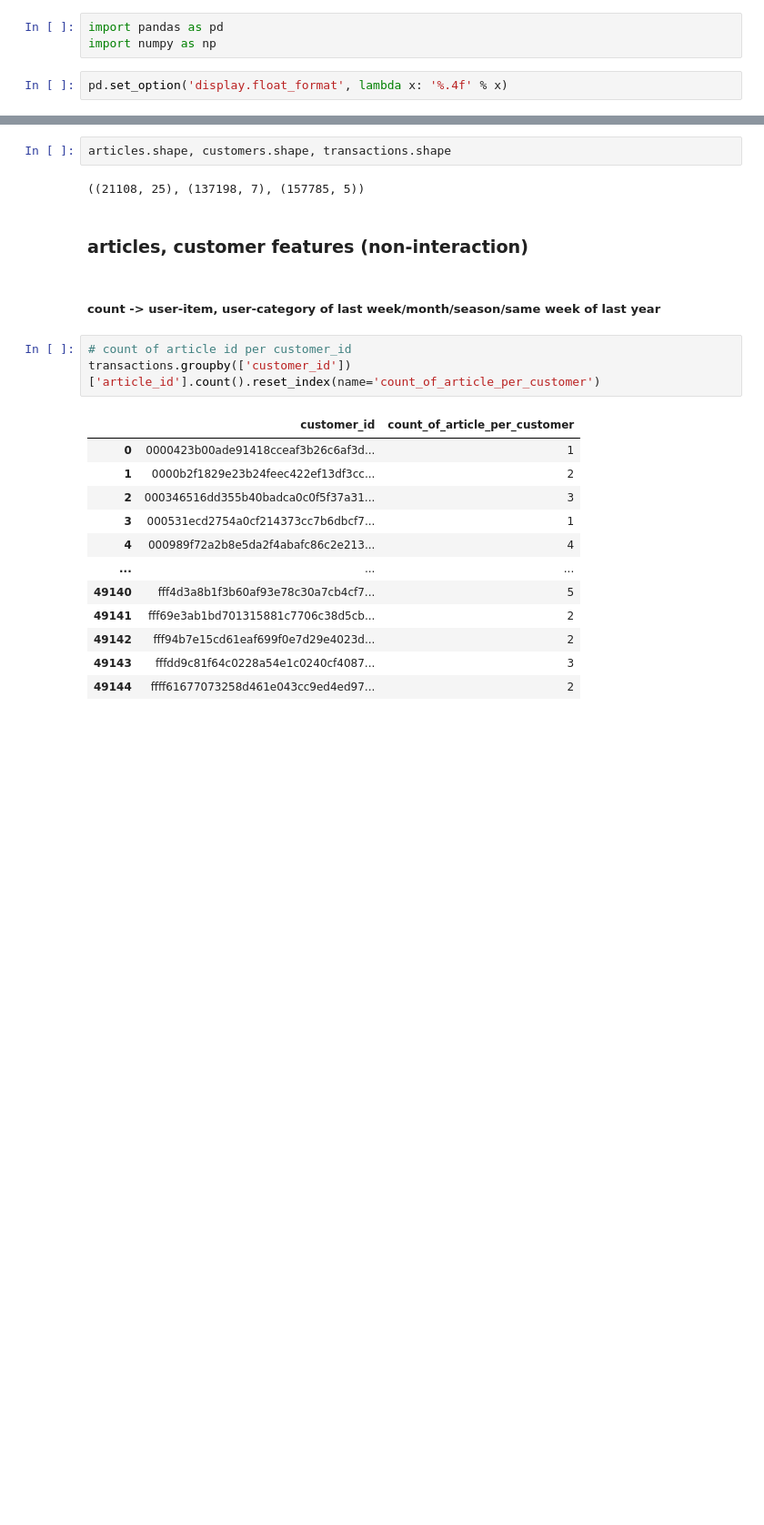
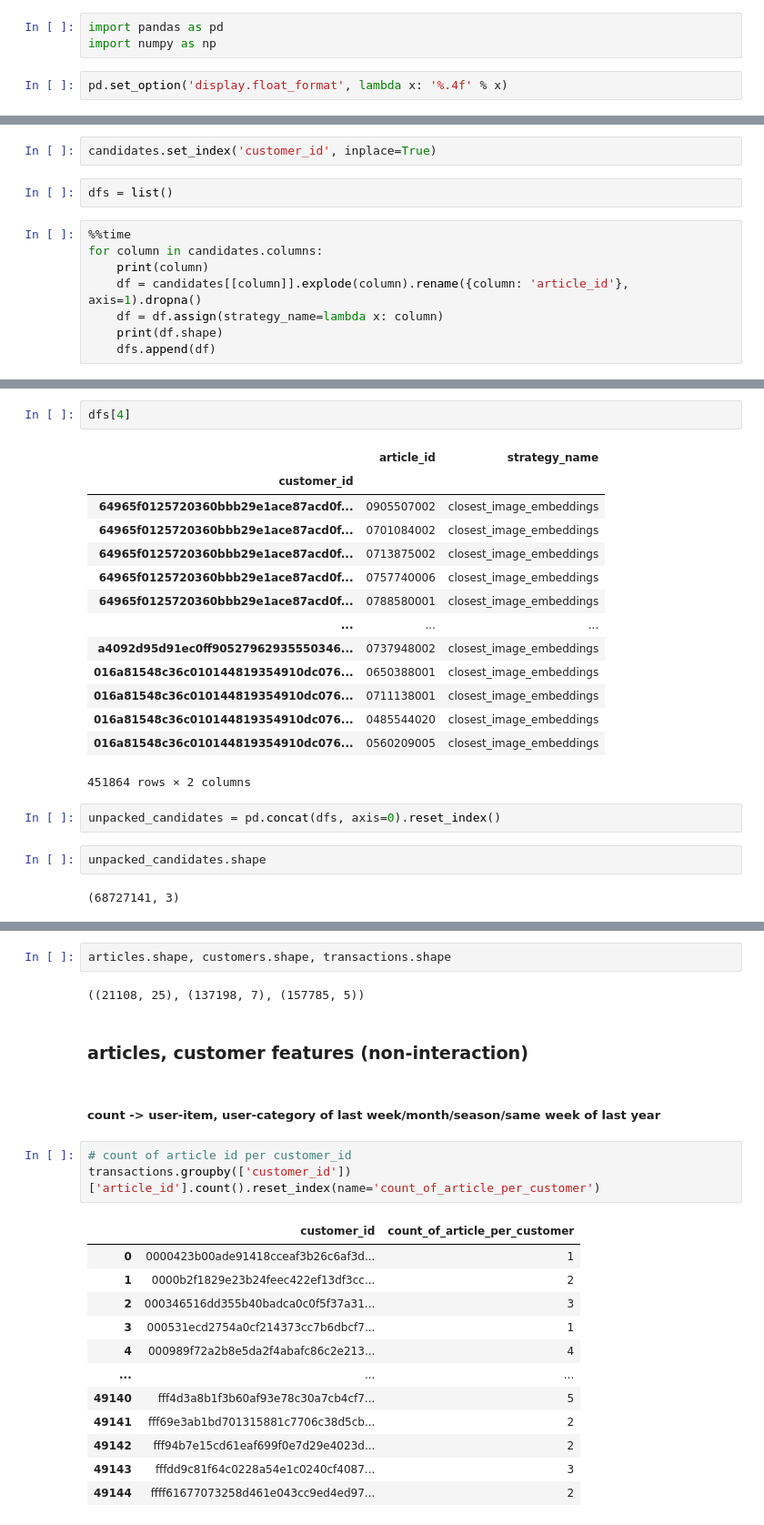
Before and after one commit to getindata/quickstart-ml-blueprints, a Jupyter notebook: notebooks/manual_feature_engineering.ipynb, the cells around one changed output, grey strips where cells are left out. Shown: that part at 91% size. Drawn from its saved outputs; the diff is of its cells as text; blank space fills up the shorter version.

```diff
--- a/notebooks/manual_feature_engineering.ipynb
+++ b/notebooks/manual_feature_engineering.ipynb
@@ -39,0 +59,12 @@ catalog.list()
+# %%
+candidates.set_index('customer_id', inplace=True)
+# %%
+dfs = list()
+# %%
+%%time
+for column in candidates.columns:
+    print(column)
+    df = candidates[[column]].explode(column).rename({column: 'article_id'}, axis=1).dropna()
+    df = df.assign(strategy_name=lambda x: column)
+    print(df.shape)
+    dfs.append(df)
@@ -39,0 +86,23 @@ catalog.list()
+# %%
+dfs[4]
+# %% [output]
+|  | article_id | strategy_name |
+| customer_id |  |  |
+| 64965f0125720360bbb29e1ace87acd0f... | 0905507002 | closest_image_embeddings |
+| 64965f0125720360bbb29e1ace87acd0f... | 0701084002 | closest_image_embeddings |
+| 64965f0125720360bbb29e1ace87acd0f... | 0713875002 | closest_image_embeddings |
+| 64965f0125720360bbb29e1ace87acd0f... | 0757740006 | closest_image_embeddings |
+| 64965f0125720360bbb29e1ace87acd0f... | 0788580001 | closest_image_embeddings |
+| ... | ... | ... |
+| a4092d95d91ec0ff90527962935550346... | 0737948002 | closest_image_embeddings |
+| 016a81548c36c010144819354910dc076... | 0650388001 | closest_image_embeddings |
+| 016a81548c36c010144819354910dc076... | 0711138001 | closest_image_embeddings |
+| 016a81548c36c010144819354910dc076... | 0485544020 | closest_image_embeddings |
+| 016a81548c36c010144819354910dc076... | 0560209005 | closest_image_embeddings |
+451864 rows × 2 columns
+# %%
+unpacked_candidates = pd.concat(dfs, axis=0).reset_index()
+# %%
+unpacked_candidates.shape
+# %% [output]
+(68727141, 3)
```
Also changed, not shown: parts of 34 cells of this notebook, 4 other files.
